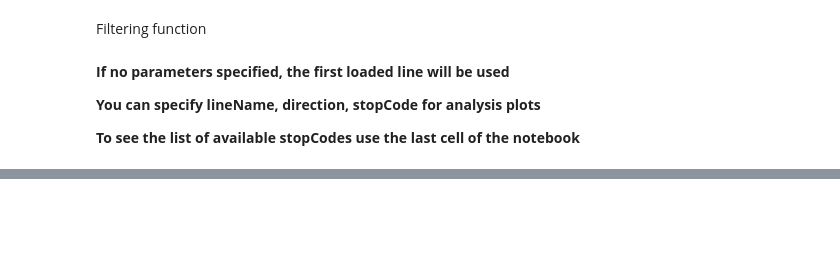
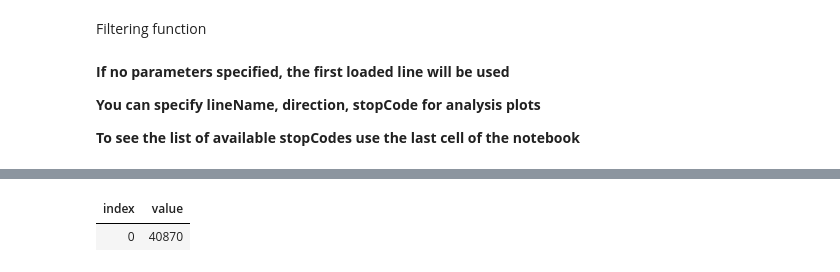
Before and after one commit to Smartrak/public-notebooks, a Jupyter notebook: Actual Arrival Analysis.ipynb, the cells around one changed output, grey strips where cells are left out. Cells and saved outputs as stored; diff of their text form; code cells hidden in the pictures; blank space fills up the shorter version.

```diff
--- a/Actual Arrival Analysis.ipynb
+++ b/Actual Arrival Analysis.ipynb
@@ -550,5 +530,8 @@ void DisplayStops(string lineName = null)
     display(stops);
 }
 # %%
-DisplayStops();
+DisplayStops("490");
 //DisplayStops("837");
+# %% [output]
+| index | value |
+| 0 | 40870 |
```
Also changed, not shown: parts of 13 cells of this notebook, 1 other file.
